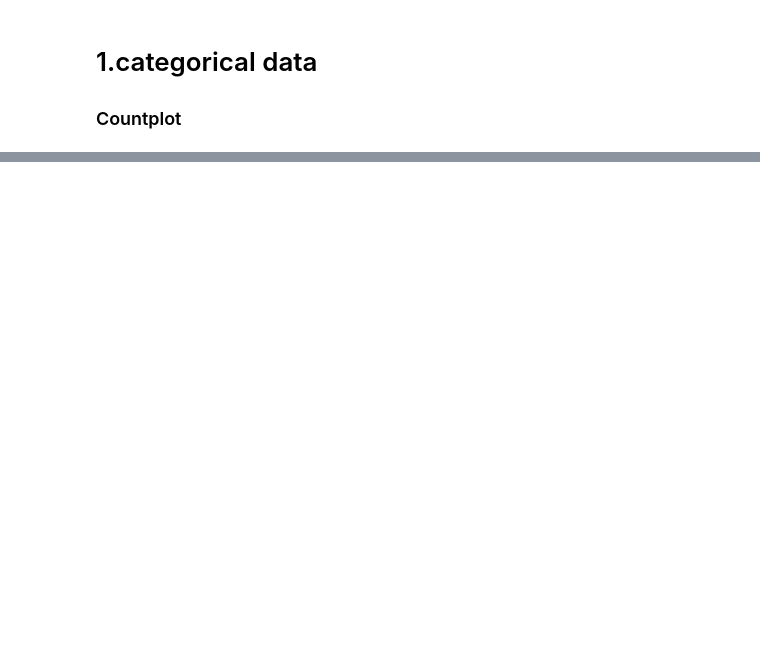
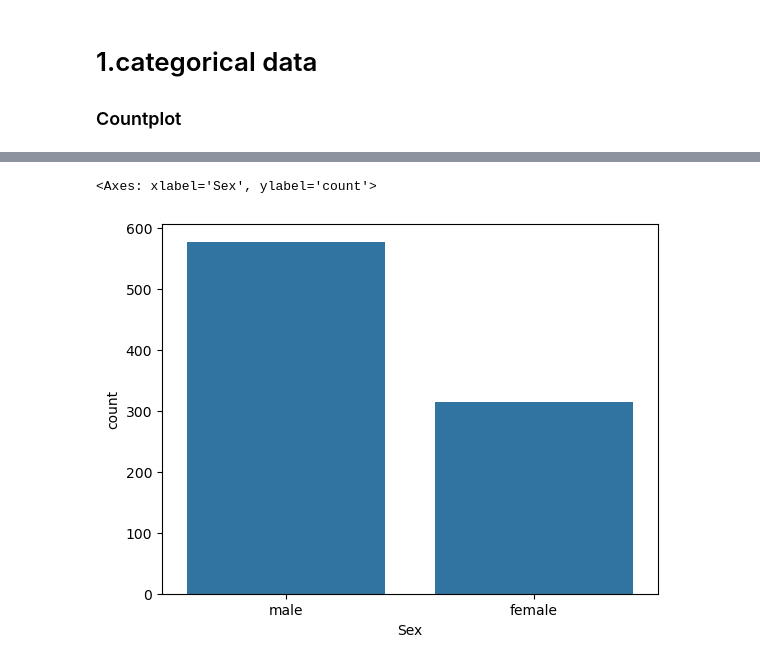
Before and after one commit to Swayam7Garg/ML-learning-journey, a Jupyter notebook: 5/20univariateanalysis.ipynb, the cells around one changed output, grey strips where cells are left out. Drawn from its saved outputs; the diff is of its cells as text; code cells hidden in the pictures; blank space fills up the shorter version.

```diff
--- a/5/20univariateanalysis.ipynb
+++ b/5/20univariateanalysis.ipynb
@@ -28,0 +29,5 @@ os.getcwd()
+# %%
+sns.countplot(x=df['Sex'])
+# %% [output]
+<Axes: xlabel='Sex', ylabel='count'>
+[figure, added]
```
Also changed, not shown: parts of 13 cells of this notebook.
